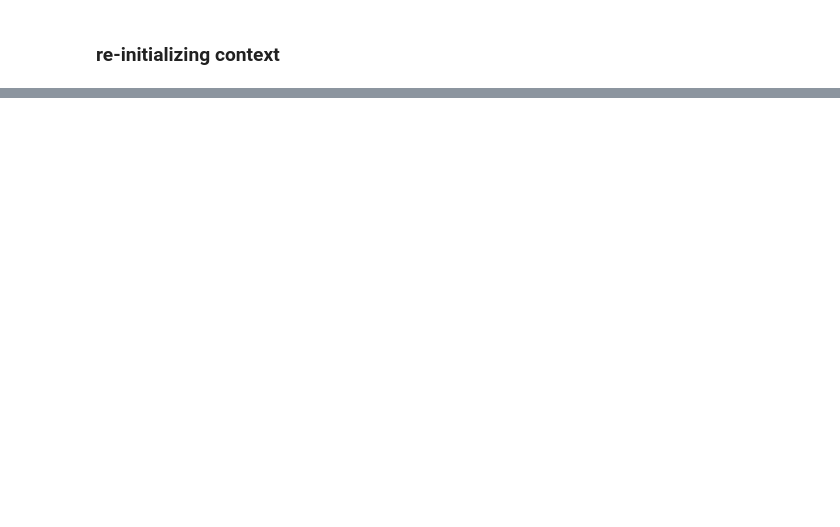
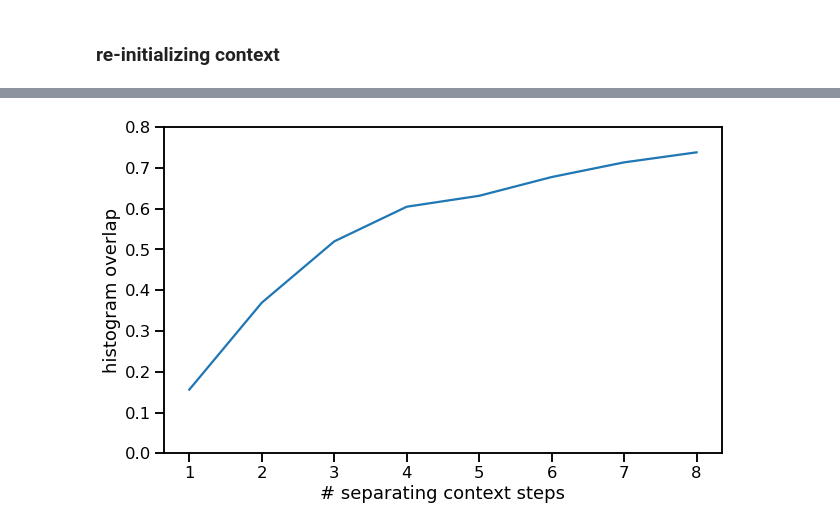
Before and after one commit to MaiaHamin/em-wm-simulation, a Jupyter notebook: context-signal-detection.ipynb, the cells around one changed output, grey strips where cells are left out. Saved outputs shown, nothing was run; the diff lists cells and outputs as text; code cells hidden in the pictures; blank space fills up the shorter version.

```diff
--- a/context-signal-detection.ipynb
+++ b/context-signal-detection.ipynb
@@ -87,0 +104,24 @@ plt.savefig('hist')
+# %%
+dtL = np.arange(10)
+nitr = 5000
+D = context_similarity_analysis(dtL,nitr=nitr,metric='cosine')
+# %%
+y = []
+for t in np.arange(1,9):
+  count_t0,_ = np.histogram(D[t],bins=b,range=(0,.15))
+  count_t1,_ = np.histogram(D[t+1],bins=b,range=(0,.15))
+  shared_count = np.min([count_t0,count_t1],axis=0).sum()
+  y.append(shared_count/nitr)
+
+plt.figure(figsize=(10,6))
+ax = plt.gca()
+ax.plot(y)
+ax.set_ylabel('histogram overlap')
+ax.set_yticks(np.arange(0,0.9,0.1))
+ax.set_xlabel('# separating context steps')
+ax.set_xticks(np.arange(0,8))
+ax.set_xticklabels(np.arange(1,9))
+
+plt.savefig('hist_overlap')
+# %% [output]
+[figure, added]
```
Also changed, not shown: parts of 5 cells of this notebook, 4 other files.
